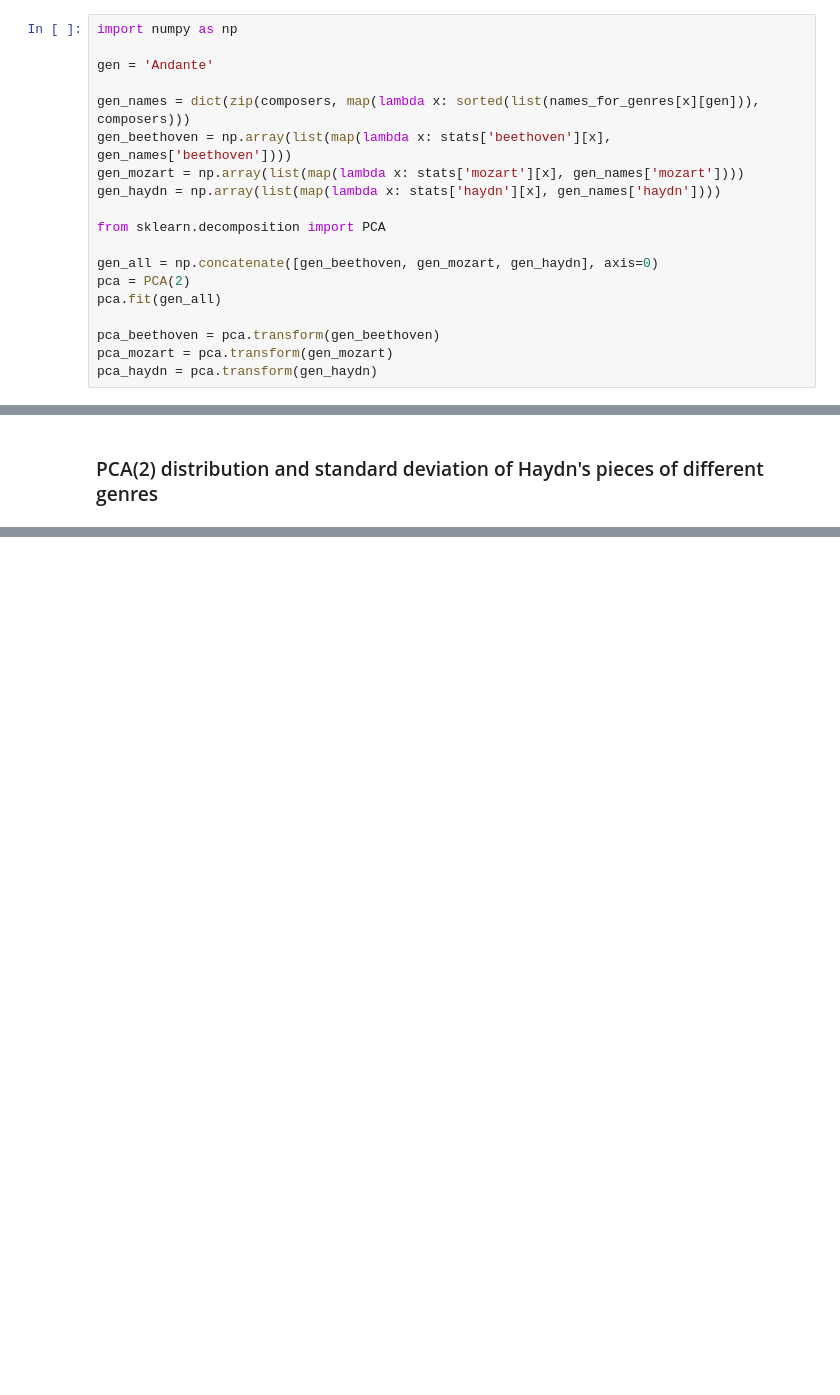
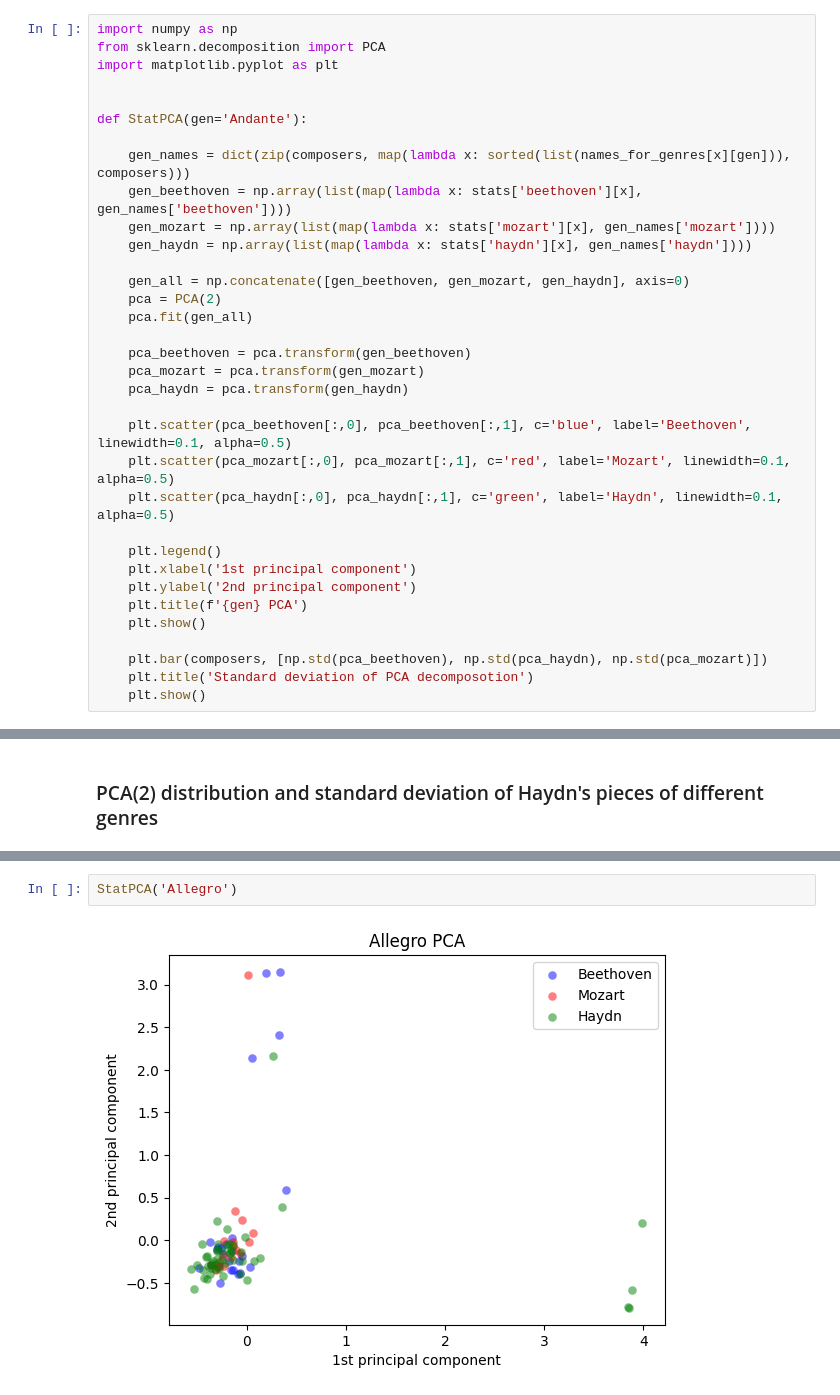
Before and after one commit to FedorZaitsev/Bregman-TDA-practice, a Jupyter notebook: BregmanTDA.ipynb, the cells around one changed output, grey strips where cells are left out. Drawn from its saved outputs; the diff is of its cells as text; blank space fills up the shorter version.

```diff
--- a/BregmanTDA.ipynb
+++ b/BregmanTDA.ipynb
@@ -96,20 +41,35 @@ with open("html/Mo.htm", "r") as f:
 PCA(2) distribution of pieces of a given genre
 # %%
 import numpy as np
+from sklearn.decomposition import PCA
+import matplotlib.pyplot as plt
 
-gen = 'Andante'
 
-gen_names = dict(zip(composers, map(lambda x: sorted(list(names_for_genres[x][gen])), composers)))
-gen_beethoven = np.array(list(map(lambda x: stats['beethoven'][x], gen_names['beethoven'])))
-gen_mozart = np.array(list(map(lambda x: stats['mozart'][x], gen_names['mozart'])))
-gen_haydn = np.array(list(map(lambda x: stats['haydn'][x], gen_names['haydn'])))
+def StatPCA(gen='Andante'):
 
-from sklearn.decomposition import PCA
+    gen_names = dict(zip(composers, map(lambda x: sorted(list(names_for_genres[x][gen])), composers)))
+    gen_beethoven = np.array(list(map(lambda x: stats['beethoven'][x], gen_names['beethoven'])))
+    gen_mozart = np.array(list(map(lambda x: stats['mozart'][x], gen_names['mozart'])))
+    gen_haydn = np.array(list(map(lambda x: stats['haydn'][x], gen_names['haydn'])))
 
-gen_all = np.concatenate([gen_beethoven, gen_mozart, gen_haydn], axis=0)
-pca = PCA(2)
-pca.fit(gen_all)
+    gen_all = np.concatenate([gen_beethoven, gen_mozart, gen_haydn], axis=0)
+    pca = PCA(2)
+    pca.fit(gen_all)
 
-pca_beethoven = pca.transform(gen_beethoven)
-pca_mozart = pca.transform(gen_mozart)
-pca_haydn = pca.transform(gen_haydn)
+    pca_beethoven = pca.transform(gen_beethoven)
+    pca_mozart = pca.transform(gen_mozart)
+    pca_haydn = pca.transform(gen_haydn)
+
+    plt.scatter(pca_beethoven[:,0], pca_beethoven[:,1], c='blue', label='Beethoven', linewidth=0.1, alpha=0.5)
+    plt.scatter(pca_mozart[:,0], pca_mozart[:,1], c='red', label='Mozart', linewidth=0.1, alpha=0.5)
+    plt.scatter(pca_haydn[:,0], pca_haydn[:,1], c='green', label='Haydn', linewidth=0.1, alpha=0.5)
+
+    plt.legend()
+    plt.xlabel('1st principal component')
+    plt.ylabel('2nd principal component')
+    plt.title(f'{gen} PCA')
+    plt.show()
+
+    plt.bar(composers, [np.std(pca_beethoven), np.std(pca_haydn), np.std(pca_mozart)])
+    plt.title('Standard deviation of PCA decomposotion')
+    plt.show()
@@ -164,0 +127,4 @@ plt.title('Standard deviation of PCA decomposotion');
+# %%
+StatPCA('Allegro')
+# %% [output]
+[figure, added]
```
Also changed, not shown: parts of 18 cells of this notebook.
